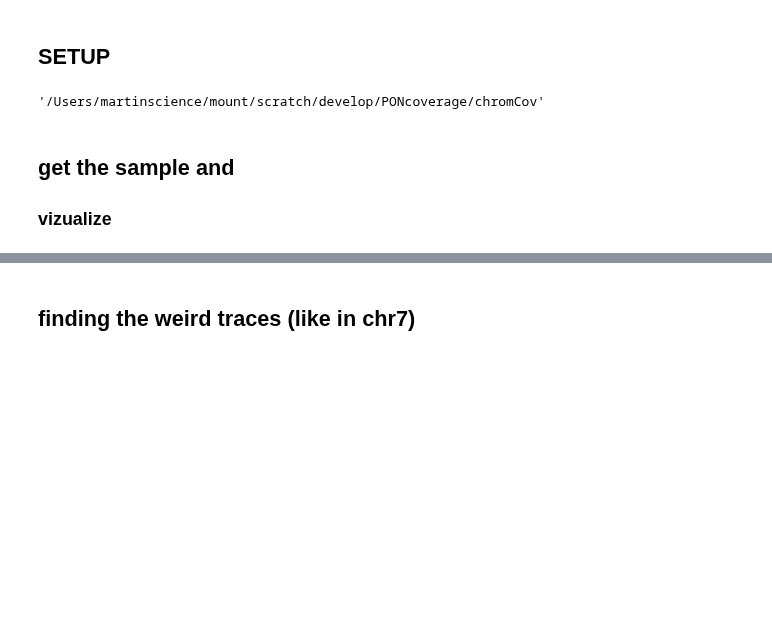
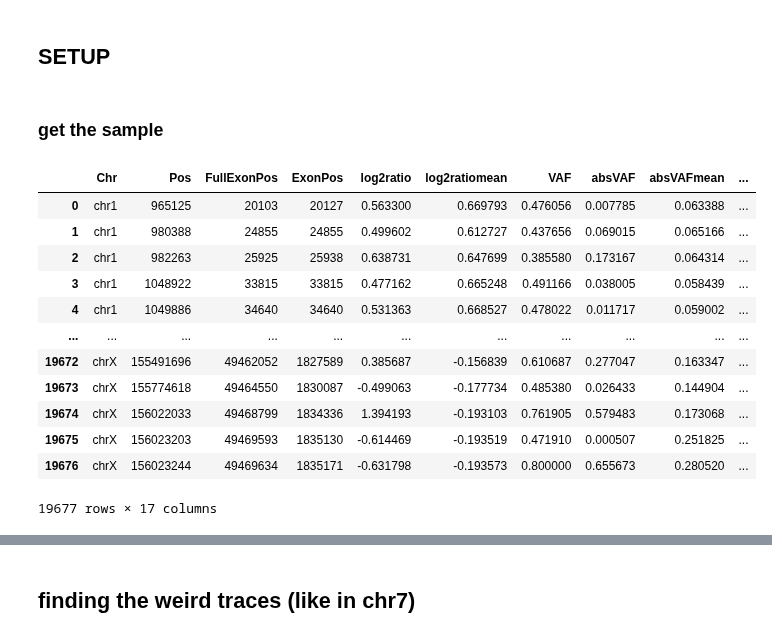
Before and after one commit to Mar111tiN/myCNV, a Jupyter notebook: nb/clusterCNV.ipynb, the cells around one changed output, grey strips where cells are left out. Saved outputs shown, nothing was run; the diff lists cells and outputs as text; code cells hidden in the pictures; blank space fills up the shorter version.

```diff
--- a/nb/clusterCNV.ipynb
+++ b/nb/clusterCNV.ipynb
@@ -44,7 +39,21 @@ cnvPON_path = os.path.join(cluster_path, "scratch/develop/PONcoverage/chromCov")
-# %%
-cnvPON_path
-# %% [output]
-'/Users/martinscience/mount/scratch/develop/PONcoverage/chromCov'
 # %% [markdown]
-## get the sample and
-### vizualize
+###  get the sample
+# %%
+sample = "02_A"
+
+cluster_df = pd.read_csv(os.path.join(output_path, f'CNV/{sample}.cluster'), sep='\t')
+cluster_df
+# %% [output]
+|  | Chr | Pos | FullExonPos | ExonPos | log2ratio | log2ratiomean | VAF | absVAF | absVAFmean | ... |
+| 0 | chr1 | 965125 | 20103 | 20127 | 0.563300 | 0.669793 | 0.476056 | 0.007785 | 0.063388 | ... |
+| 1 | chr1 | 980388 | 24855 | 24855 | 0.499602 | 0.612727 | 0.437656 | 0.069015 | 0.065166 | ... |
+| 2 | chr1 | 982263 | 25925 | 25938 | 0.638731 | 0.647699 | 0.385580 | 0.173167 | 0.064314 | ... |
+| 3 | chr1 | 1048922 | 33815 | 33815 | 0.477162 | 0.665248 | 0.491166 | 0.038005 | 0.058439 | ... |
+| 4 | chr1 | 1049886 | 34640 | 34640 | 0.531363 | 0.668527 | 0.478022 | 0.011717 | 0.059002 | ... |
+| ... | ... | ... | ... | ... | ... | ... | ... | ... | ... | ... |
+| 19672 | chrX | 155491696 | 49462052 | 1827589 | 0.385687 | -0.156839 | 0.610687 | 0.277047 | 0.163347 | ... |
+| 19673 | chrX | 155774618 | 49464550 | 1830087 | -0.499063 | -0.177734 | 0.485380 | 0.026433 | 0.144904 | ... |
+| 19674 | chrX | 156022033 | 49468799 | 1834336 | 1.394193 | -0.193103 | 0.761905 | 0.579483 | 0.173068 | ... |
+| 19675 | chrX | 156023203 | 49469593 | 1835130 | -0.614469 | -0.193519 | 0.471910 | 0.000507 | 0.251825 | ... |
+| 19676 | chrX | 156023244 | 49469634 | 1835171 | -0.631798 | -0.193573 | 0.800000 | 0.655673 | 0.280520 | ... |
+19677 rows × 17 columns
```
Also changed, not shown: parts of 13 cells of this notebook, 8 other files.
